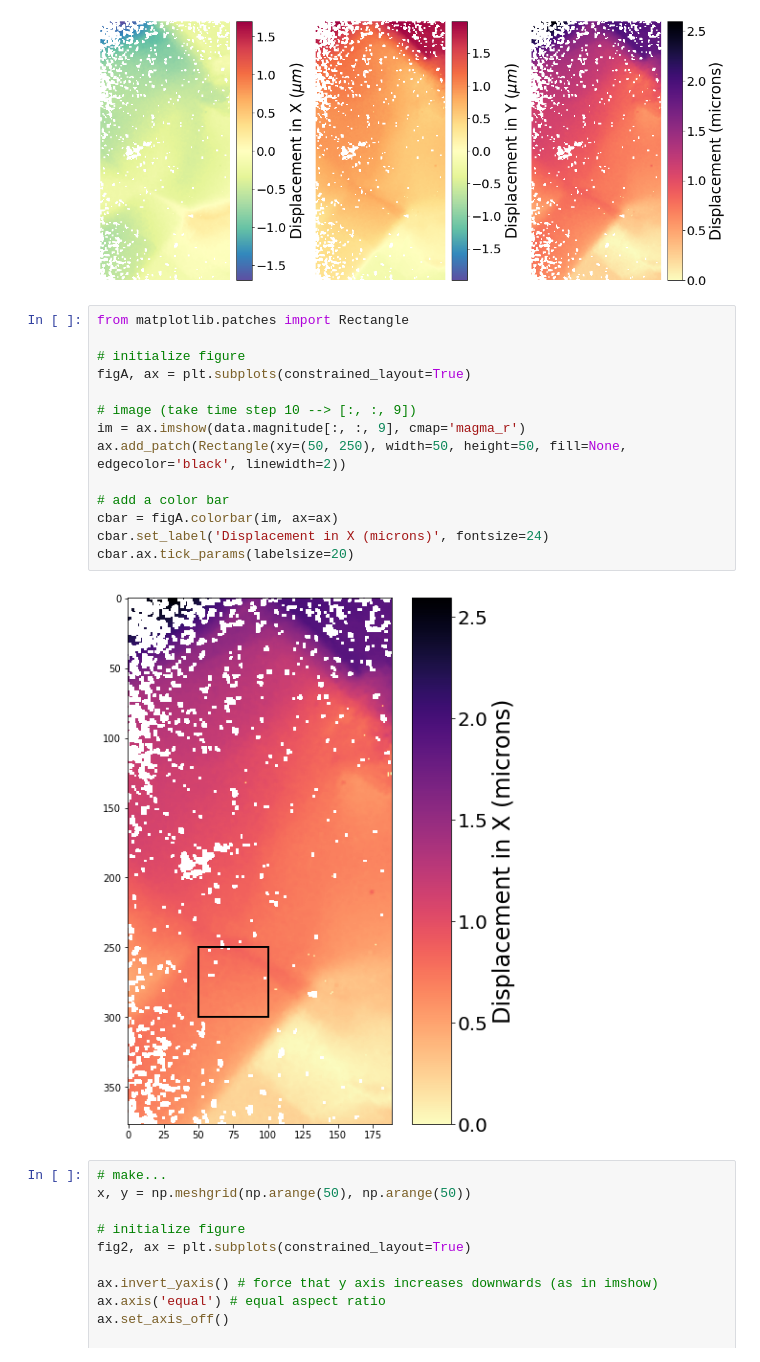
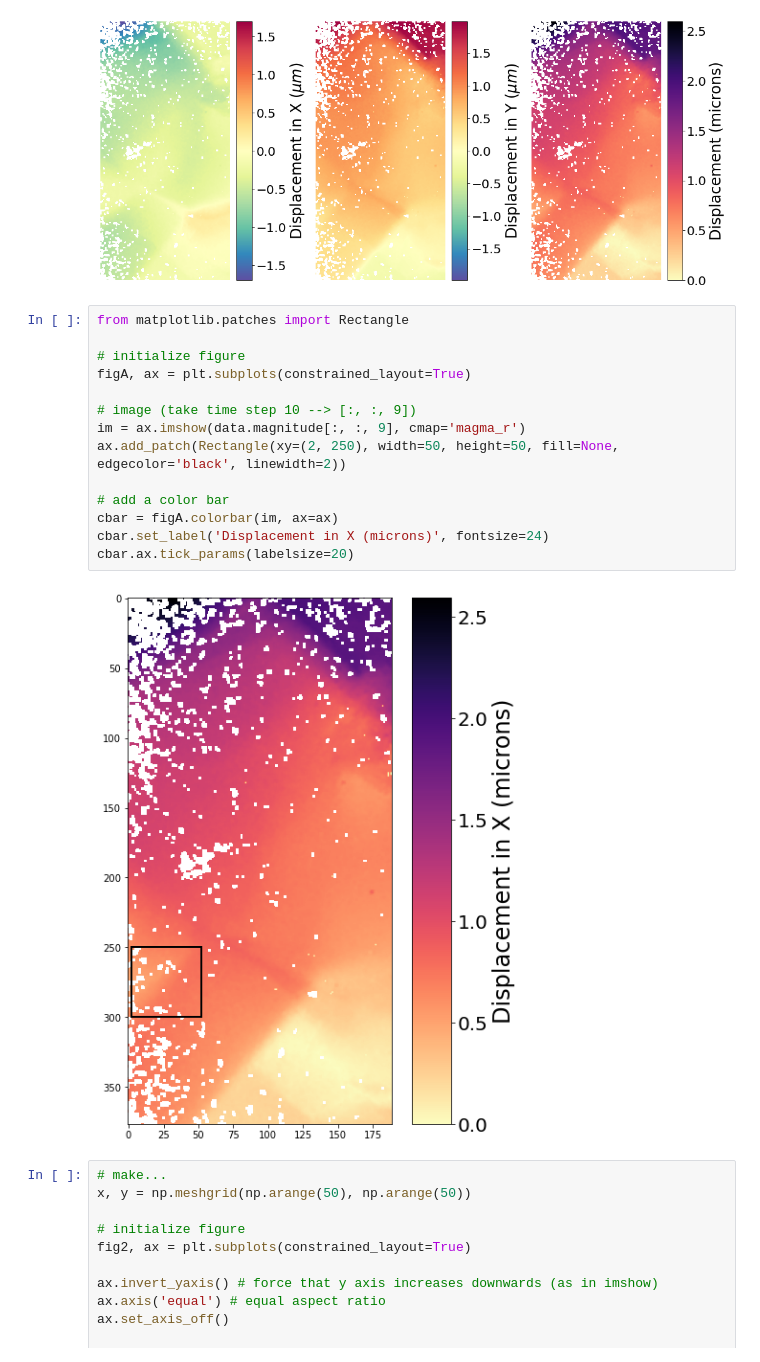
Before and after one commit to marcoalopez/Jupyter4DICe, a Jupyter notebook: notebooks/Displacement_analysis.ipynb, the cells around one changed output. Cells and saved outputs as stored; diff of their text form.

```diff
--- a/notebooks/Displacement_analysis.ipynb
+++ b/notebooks/Displacement_analysis.ipynb
@@ -115,19 +117,19 @@ cbar.ax.tick_params(labelsize=20)
 # %%
 from matplotlib.patches import Rectangle
 
 # initialize figure
 figA, ax = plt.subplots(constrained_layout=True)
 
 # image (take time step 10 --> [:, :, 9])
 im = ax.imshow(data.magnitude[:, :, 9], cmap='magma_r')
-ax.add_patch(Rectangle(xy=(50, 250), width=50, height=50, fill=None, edgecolor='black', linewidth=2))
+ax.add_patch(Rectangle(xy=(2, 250), width=50, height=50, fill=None, edgecolor='black', linewidth=2))
 
 # add a color bar
 cbar = figA.colorbar(im, ax=ax)
 cbar.set_label('Displacement in X (microns)', fontsize=24)
 cbar.ax.tick_params(labelsize=20)
 # %% [output]
-[figure, old version]
+[figure, new version]
 # %%
 # make...
 x, y = np.meshgrid(np.arange(50), np.arange(50))
```
Also changed, not shown: parts of 5 cells of this notebook.
